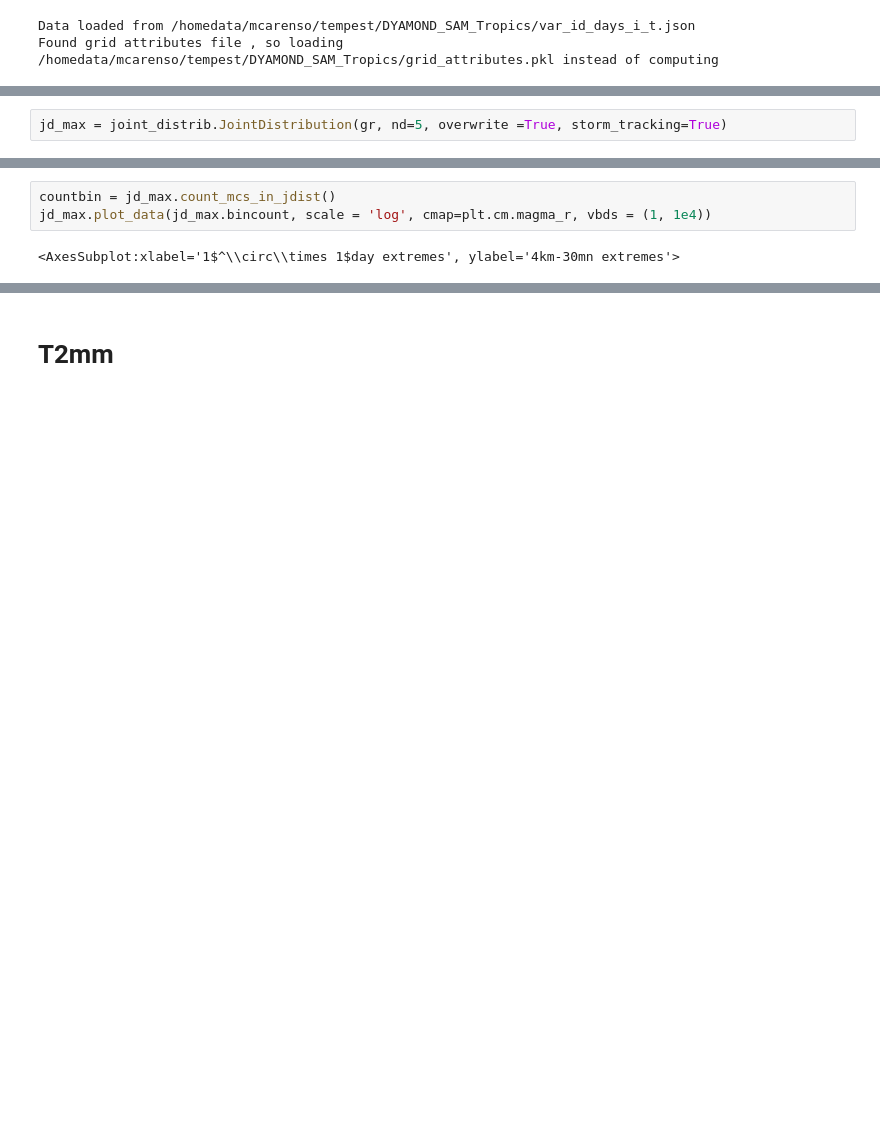
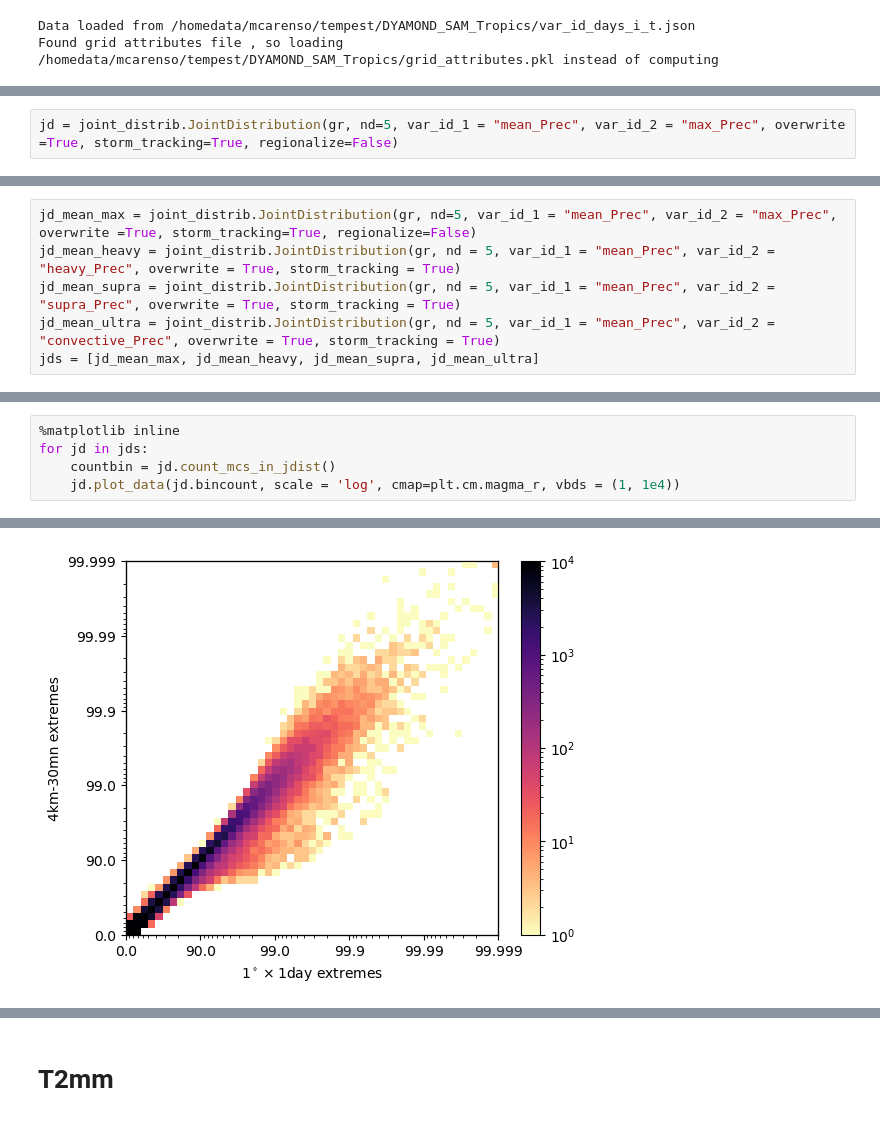
Before and after one commit to 19carenso/tempest, a Jupyter notebook: viz/sst.ipynb, the cells around one changed output, grey strips where cells are left out. Cells and saved outputs as stored; diff of their text form; blank space fills up the shorter version.

```diff
--- a/viz/sst.ipynb
+++ b/viz/sst.ipynb
@@ -33,5 +45,5 @@ Found grid attributes file , so loading /homedata/mcarenso/tempest/DYAMOND_SAM_T
 # %%
-jd_max = joint_distrib.JointDistribution(gr, nd=5, overwrite =True, storm_tracking=True)
+jd = joint_distrib.JointDistribution(gr, nd=5, var_id_1 = "mean_Prec", var_id_2 = "max_Prec", overwrite =True, storm_tracking=True, regionalize=False)
 # %% [output]
 Distribs have been recomputed because overwrite is set to True
 Overwrite set to true, so computing basics and saving them
@@ -42,0 +56,6 @@ prec = gr.get_var_id_ds("Prec")
+# %%
+jd_mean_max = joint_distrib.JointDistribution(gr, nd=5, var_id_1 = "mean_Prec", var_id_2 = "max_Prec", overwrite =True, storm_tracking=True, regionalize=False)
+jd_mean_heavy = joint_distrib.JointDistribution(gr, nd = 5, var_id_1 = "mean_Prec", var_id_2 = "heavy_Prec", overwrite = True, storm_tracking = True)
+jd_mean_supra = joint_distrib.JointDistribution(gr, nd = 5, var_id_1 = "mean_Prec", var_id_2 = "supra_Prec", overwrite = True, storm_tracking = True)
+jd_mean_ultra = joint_distrib.JointDistribution(gr, nd = 5, var_id_1 = "mean_Prec", var_id_2 = "convective_Prec", overwrite = True, storm_tracking = True)
+jds = [jd_mean_max, jd_mean_heavy, jd_mean_supra, jd_mean_ultra]
@@ -43,6 +73,8 @@ prec = gr.get_var_id_ds("Prec")
 # %%
-countbin = jd_max.count_mcs_in_jdist()
-jd_max.plot_data(jd_max.bincount, scale = 'log', cmap=plt.cm.magma_r, vbds = (1, 1e4))
+%matplotlib inline
+for jd in jds:
+    countbin = jd.count_mcs_in_jdist()
+    jd.plot_data(jd.bincount, scale = 'log', cmap=plt.cm.magma_r, vbds = (1, 1e4))
 # %% [output]
-<AxesSubplot:xlabel='1$^\\circ\\times 1$day extremes', ylabel='4km-30mn extremes'>
 [figure]
+[figure, added]
```
Also changed, not shown: parts of 26 cells of this notebook, 4 other files.
